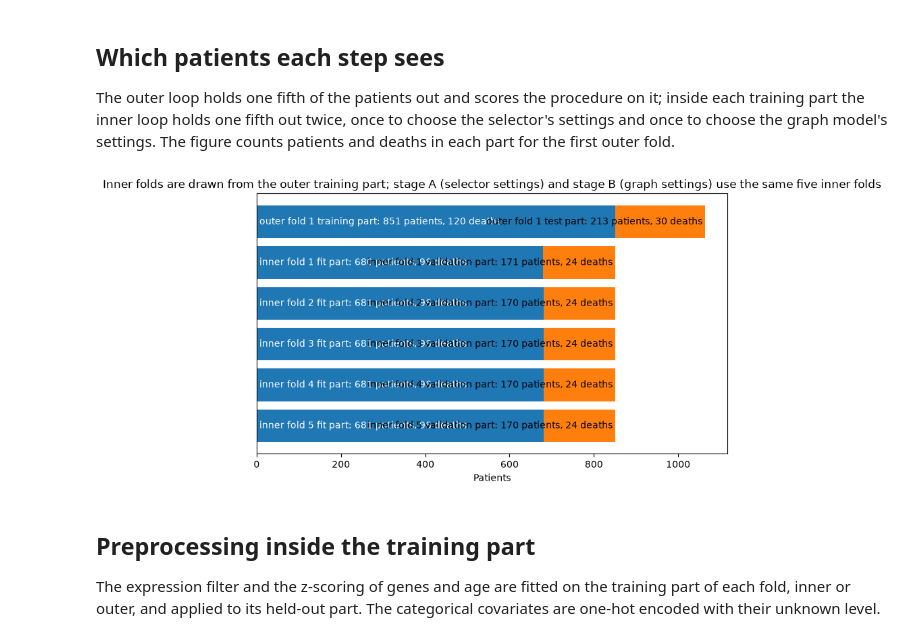
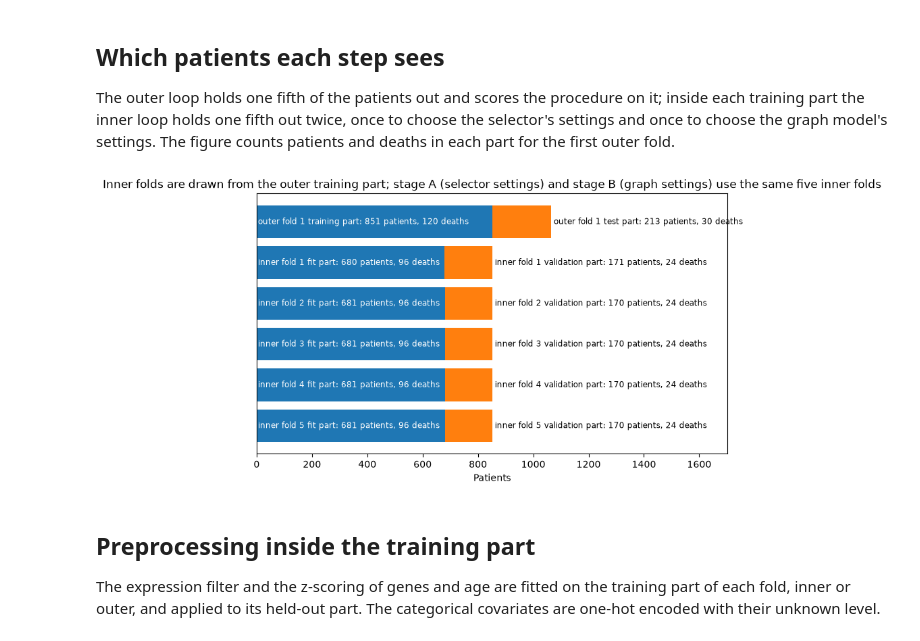
Before and after one commit to ELDERGARLIC/cancer-prognosis-prediction, a Jupyter notebook: notebooks/05_pipeline.ipynb, the cells around one changed output. Saved outputs shown, nothing was run; the diff lists cells and outputs as text; code cells hidden in the pictures.

Commit message:
The figure of which patients each step sees writes the labels of the held-out parts beside the bars.

```diff
--- a/notebooks/05_pipeline.ipynb
+++ b/notebooks/05_pipeline.ipynb
@@ -130,19 +130,21 @@ for number, inner_rows in enumerate(folds(first_training, INNER_FOLDS), start=1)
 # %%
 figure, axis = plt.subplots(figsize=(9, 5))
 for position, (fit_name, score_name, part, (fit_rows, score_rows)) in enumerate(bars):
     fit_part, score_part = part.iloc[fit_rows], part.iloc[score_rows]
     axis.barh(-position, len(fit_part), color="tab:blue")
     axis.barh(-position, len(score_part), left=len(fit_part), color="tab:orange")
-    axis.text(0, -position, " " + part_label(fit_name, fit_part), va="center", color="white")
-    axis.text(len(part), -position, part_label(score_name, score_part) + " ", va="center",
-              ha="right")
+    axis.text(5, -position, part_label(fit_name, fit_part), va="center", color="white",
+              fontsize=8.5)
+    axis.text(len(part) + 10, -position, part_label(score_name, score_part), va="center",
+              fontsize=8.5)
+axis.set_xlim(0, len(table) * 1.6)  # room for the labels of the held-out parts
 axis.set_yticks([])
 axis.set_xlabel("Patients")
 axis.set_title("Inner folds are drawn from the outer training part; stage A (selector settings) "
                "and stage B (graph settings) use the same five inner folds")
 plt.show()
 # %% [output]
-[figure, old version]
+[figure, new version]
 # %% [markdown]
 ## Preprocessing inside the training part
 
```
Also changed, not shown: parts of 1 cell of this notebook, 1 other file.
